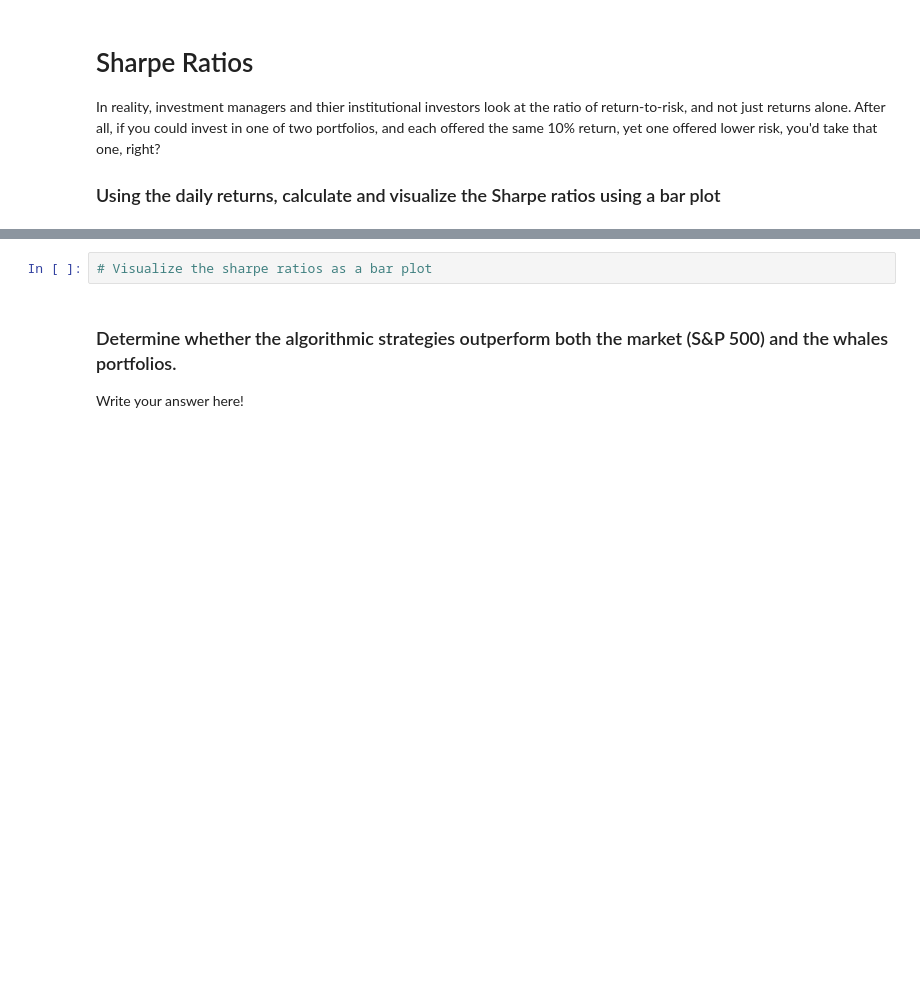
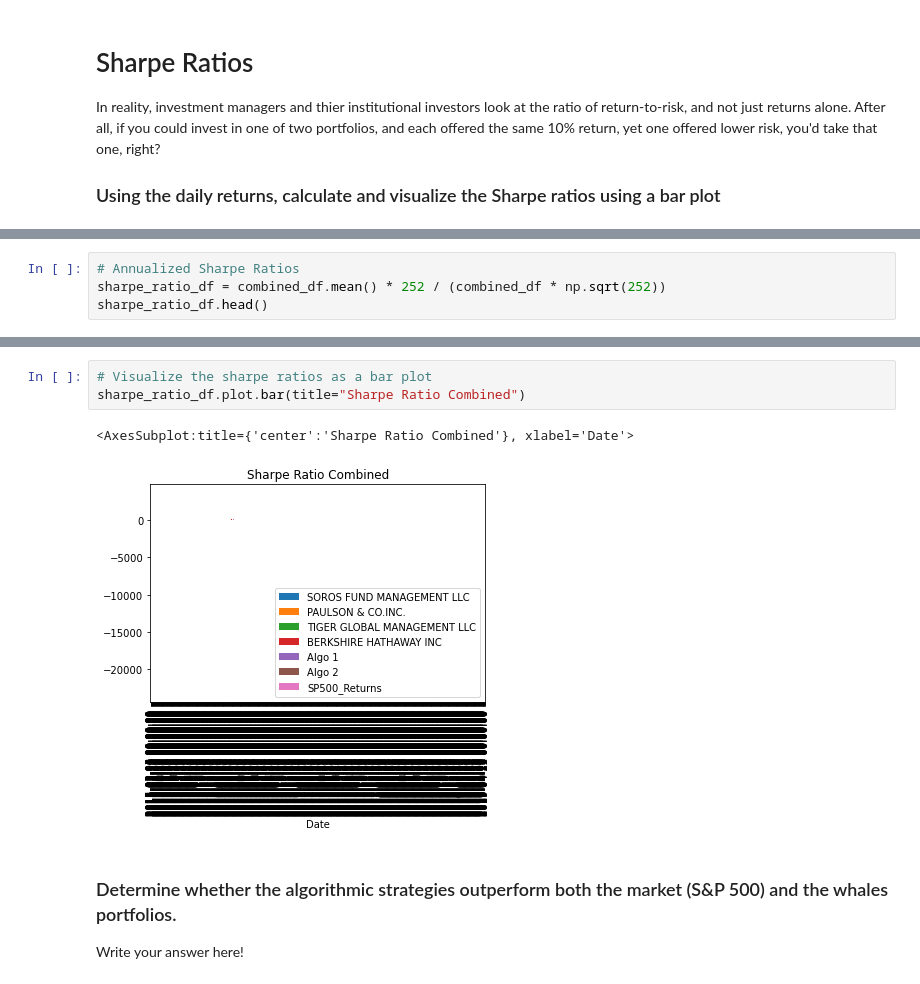
Before and after one commit to fllamas360/Pandas_HWK, a Jupyter notebook: whale_hwk.ipynb, the cells around one changed output, grey strips where cells are left out. Cells and saved outputs as stored; diff of their text form; blank space fills up the shorter version.

```diff
--- a/whale_hwk.ipynb
+++ b/whale_hwk.ipynb
@@ -352,0 +387,4 @@ sharpe =
+# %%
+# Annualized Sharpe Ratios
+sharpe_ratio_df = combined_df.mean() * 252 / (combined_df * np.sqrt(252))
+sharpe_ratio_df.head()
@@ -353,5 +399,9 @@ sharpe =
 # %%
 # Visualize the sharpe ratios as a bar plot
+sharpe_ratio_df.plot.bar(title="Sharpe Ratio Combined")
+# %% [output]
+<AxesSubplot:title={'center':'Sharpe Ratio Combined'}, xlabel='Date'>
+[figure, added]
 # %% [markdown]
 ### Determine whether the algorithmic strategies outperform both the market (S&P 500) and the whales portfolios.
 
```
Also changed, not shown: parts of 29 cells of this notebook, 1 other file.
